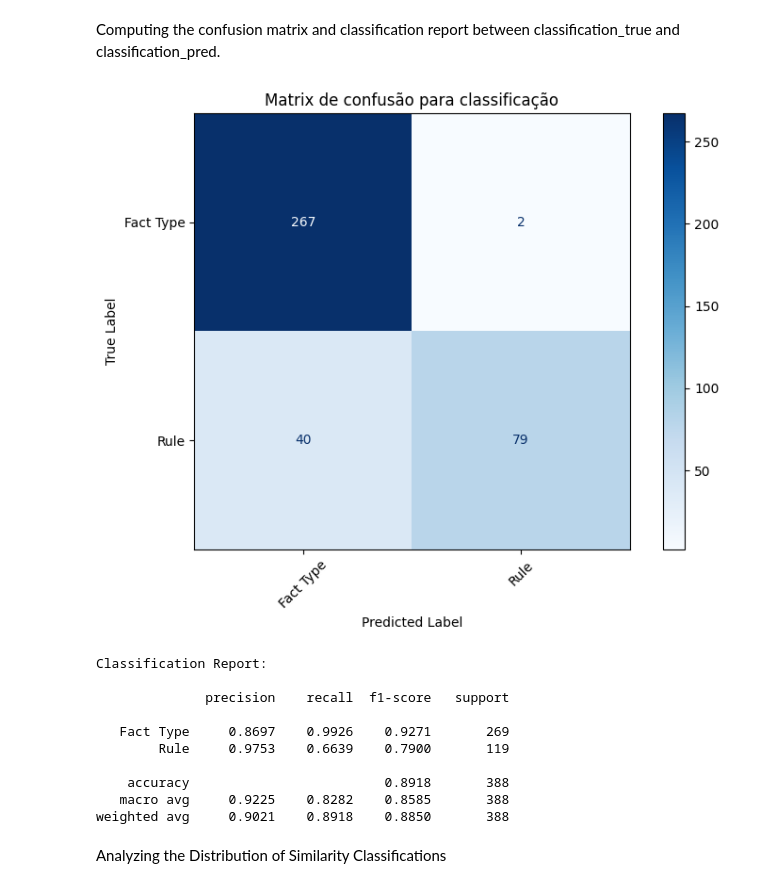
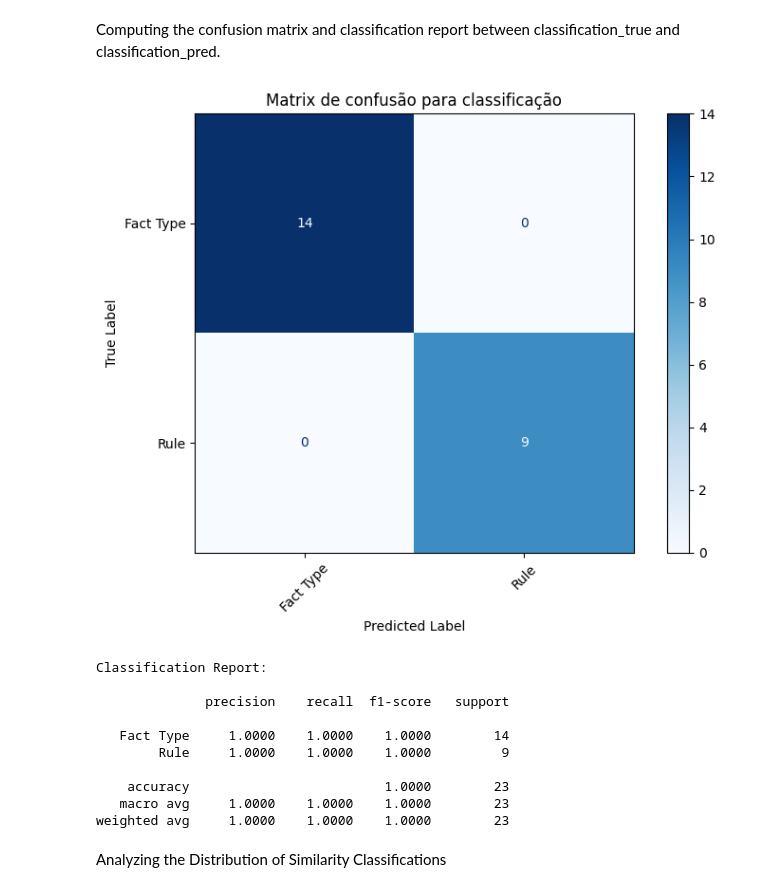
Before and after one commit to asantos2000/dissertacao-santos-anderson-2024, a Jupyter notebook: code/src/chap_7_validation.ipynb, the cells around one changed output. Cells and saved outputs as stored; diff of their text form; code cells hidden in the pictures.

```diff
--- a/code/src/chap_7_validation.ipynb
+++ b/code/src/chap_7_validation.ipynb
@@ -261,46 +670,18 @@ display(styled_df_top10)
 # %% [markdown]
 Computing the confusion matrix and classification report between classification_true and classification_pred.
-# %%
-# Prepare the data
-df_evaluation = df_results.dropna(subset=['classification_true', 'classification_pred'])
-
-y_true = df_evaluation['classification_true']
-y_pred = df_evaluation['classification_pred']
-
-# Get the unique labels from both y_true and y_pred
-labels = np.unique(np.concatenate((y_true.unique(), y_pred.unique())))
-
-# Compute the confusion matrix
-cm = confusion_matrix(y_true, y_pred, labels=labels)
-
-# Create a ConfusionMatrixDisplay
-disp = ConfusionMatrixDisplay(confusion_matrix=cm, display_labels=labels)
-
-# Plot the confusion matrix
-fig, ax = plt.subplots(figsize=(8, 6))
-disp.plot(ax=ax, cmap=plt.cm.Blues, values_format='d')
-plt.title('Matrix de confusão para classificação')
-plt.xlabel('Predicted Label')
-plt.ylabel('True Label')
-plt.xticks(rotation=45)
-plt.tight_layout()
-plt.show()
-
-# Generate the classification report
-report = classification_report(y_true, y_pred, labels=labels, digits=4)
-print("Classification Report:\n")
-print(report)
-# %% [output]
-[figure, removed]
-Classification Report:
-
-              precision    recall  f1-score   support
-
-   Fact Type     0.8697    0.9926    0.9271       269
-        Rule     0.9753    0.6639    0.7900       119
-
-    accuracy                         0.8918       388
-   macro avg     0.9225    0.8282    0.8585       388
-weighted avg     0.9021    0.8918    0.8850       388
+# %%
+create_df_elements_results_confusion_matrix_classification(df_elements_results)
+# %% [output]
+[figure, added]
+Classification Report:
+
+              precision    recall  f1-score   support
+
+   Fact Type     1.0000    1.0000    1.0000        14
+        Rule     1.0000    1.0000    1.0000         9
+
+    accuracy                         1.0000        23
+   macro avg     1.0000    1.0000    1.0000        23
+weighted avg     1.0000    1.0000    1.0000        23
 # %% [markdown]
 Analyzing the Distribution of Similarity Classifications
```
Also changed, not shown: parts of 89 cells of this notebook, 43 other files.
